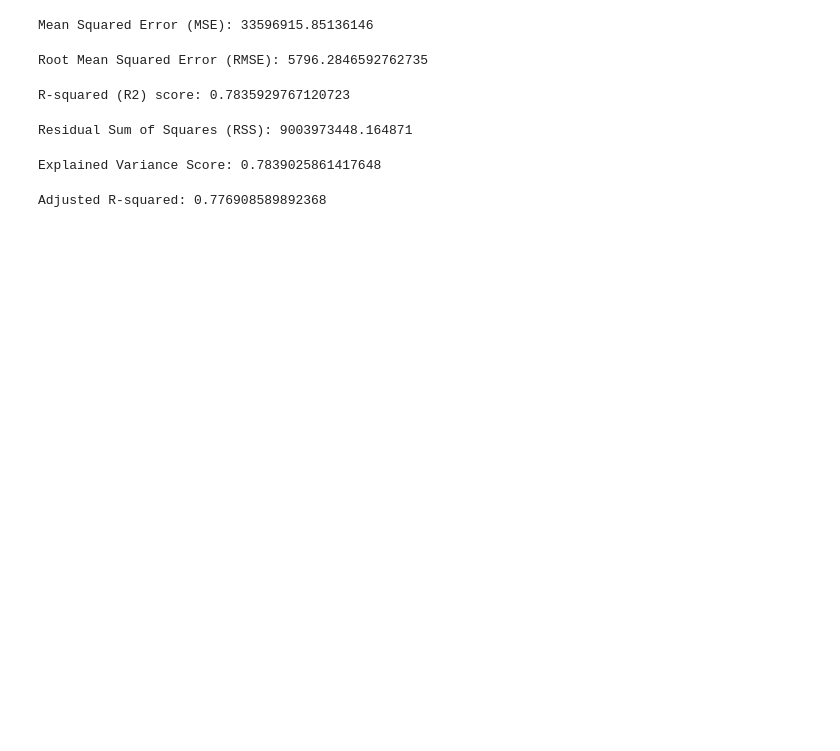
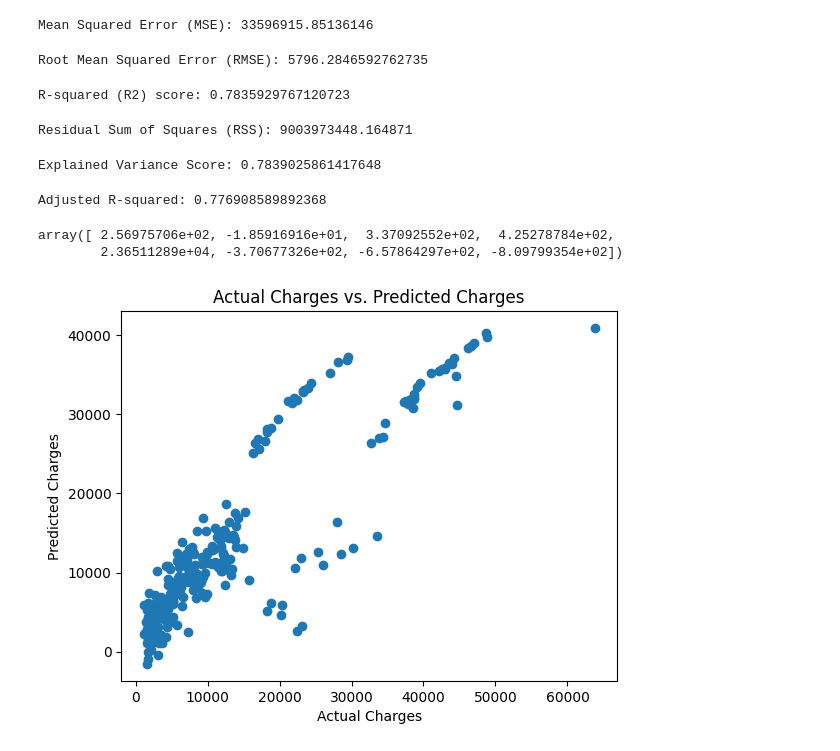
Before and after one commit to Arjun-P-Dinesh/2348506_Lab6, a Jupyter notebook: 2348506_Lab6.ipynb, the cells around one changed output. Drawn from its saved outputs; the diff is of its cells as text; code cells hidden in the pictures; blank space fills up the shorter version.

```diff
--- a/2348506_Lab6.ipynb
+++ b/2348506_Lab6.ipynb
@@ -131,3 +131,17 @@ adjusted_r2 = 1 - ((1 - r2) * (n - 1) / (n - p - 1))
 print("Adjusted R-squared:", adjusted_r2)
 # %% [output]
 Adjusted R-squared: 0.776908589892368
+# %%
+feature_imp=model.coef_
+feature_imp
+# %% [output]
+array([ 2.56975706e+02, -1.85916916e+01,  3.37092552e+02,  4.25278784e+02,
+        2.36511289e+04, -3.70677326e+02, -6.57864297e+02, -8.09799354e+02])
+# %%
+plt.scatter(y_test, y_pred)
+plt.xlabel("Actual Charges")
+plt.ylabel("Predicted Charges")
+plt.title("Actual Charges vs. Predicted Charges")
+plt.show()
+# %% [output]
+[figure, added]
```
